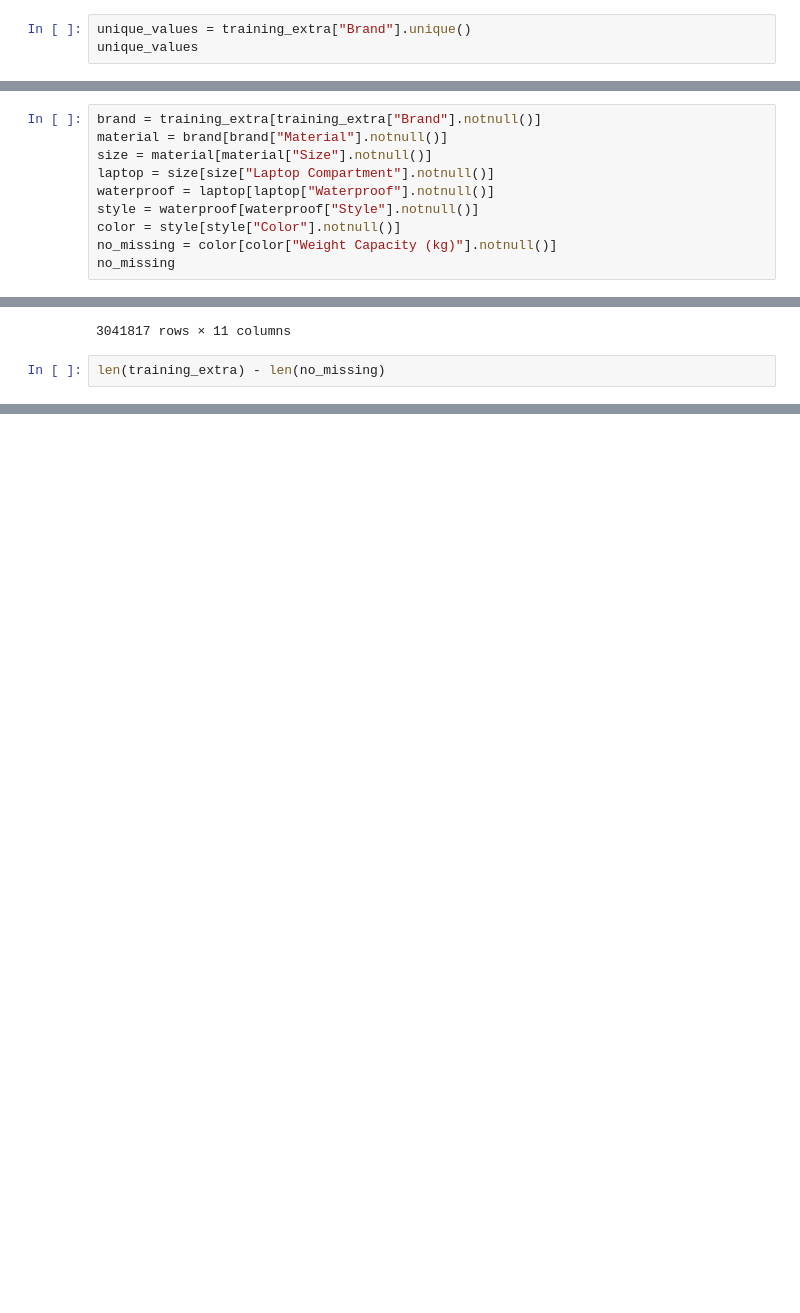
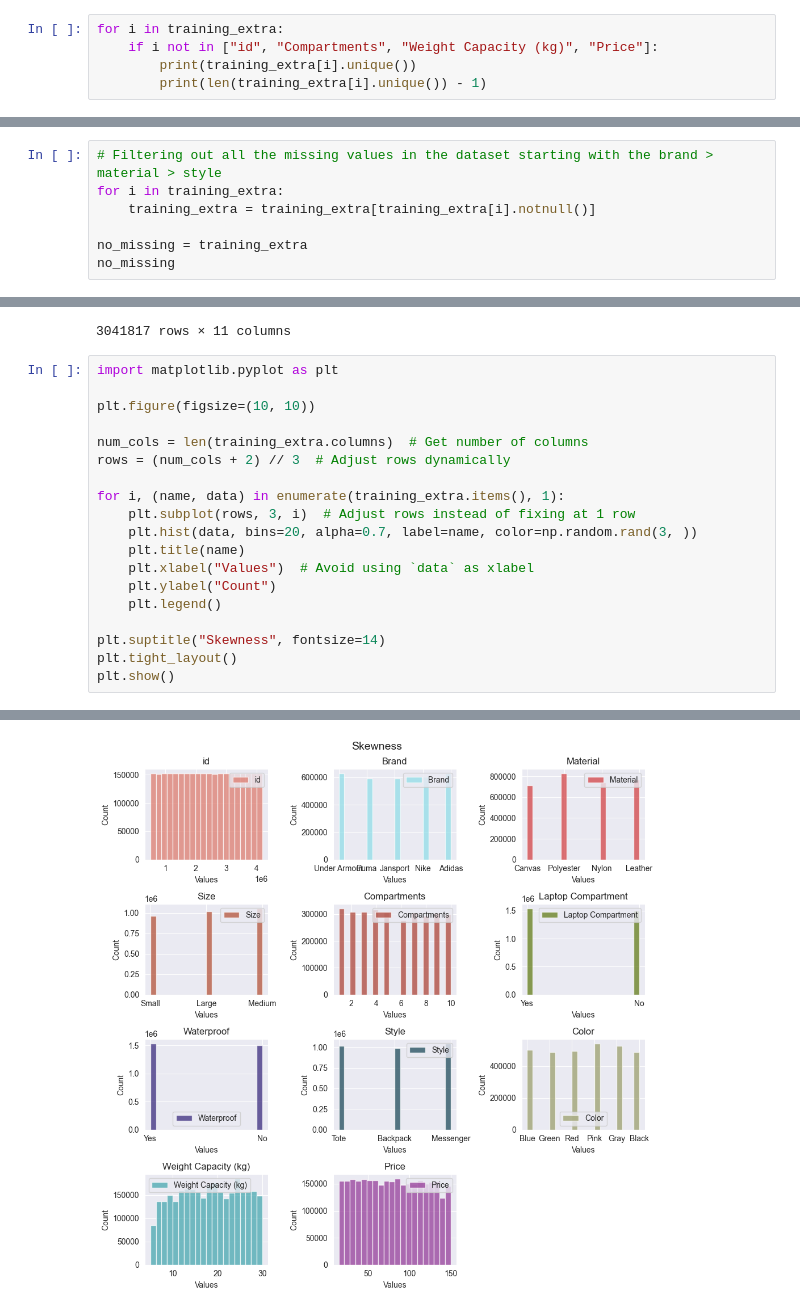
Before and after one commit to Keroshi/Kaggle-Backpack-Prediction-Challenge, a Jupyter notebook: feature_analysis_extra.ipynb, the cells around one changed output, grey strips where cells are left out. Drawn from its saved outputs; the diff is of its cells as text; blank space fills up the shorter version.

```diff
--- a/feature_analysis_extra.ipynb
+++ b/feature_analysis_extra.ipynb
@@ -29,6 +29,8 @@ training_extra
 | 3694317 | 4194317 | Under Armour | Polyester | Medium | 2.0 | Yes | No | Backpack | Blue | ... |
 3694318 rows × 11 columns
 # %%
-unique_values = training_extra["Brand"].unique()
-unique_values
+for i in training_extra:
+    if i not in ["id", "Compartments", "Weight Capacity (kg)", "Price"]:
+        print(training_extra[i].unique())
+        print(len(training_extra[i].unique()) - 1)
 # %% [output]
@@ -41,14 +55,11 @@ Index(['id', 'Brand', 'Material', 'Size', 'Compartments', 'Laptop Compartment',
        'Waterproof', 'Style', 'Color', 'Weight Capacity (kg)', 'Price'],
       dtype='object')
 # %%
-brand = training_extra[training_extra["Brand"].notnull()]
-material = brand[brand["Material"].notnull()]
-size = material[material["Size"].notnull()]
-laptop = size[size["Laptop Compartment"].notnull()]
-waterproof = laptop[laptop["Waterproof"].notnull()]
-style = waterproof[waterproof["Style"].notnull()]
-color = style[style["Color"].notnull()]
-no_missing = color[color["Weight Capacity (kg)"].notnull()]
+# Filtering out all the missing values in the dataset starting with the brand > material > style
+for i in training_extra:
+    training_extra = training_extra[training_extra[i].notnull()]
+
+no_missing = training_extra
 no_missing
 # %% [output]
 |  | id | Brand | Material | Size | Compartments | Laptop Compartment | Waterproof | Style | Color | ... |
@@ -65,5 +76,22 @@ no_missing
 | 3694317 | 4194317 | Under Armour | Polyester | Medium | 2.0 | Yes | No | Backpack | Blue | ... |
 3041817 rows × 11 columns
 # %%
-len(training_extra) - len(no_missing)
+import matplotlib.pyplot as plt
+
+plt.figure(figsize=(10, 10))
+
+num_cols = len(training_extra.columns)  # Get number of columns
+rows = (num_cols + 2) // 3  # Adjust rows dynamically
+
+for i, (name, data) in enumerate(training_extra.items(), 1):
+    plt.subplot(rows, 3, i)  # Adjust rows instead of fixing at 1 row
+    plt.hist(data, bins=20, alpha=0.7, label=name, color=np.random.rand(3, ))
+    plt.title(name)
+    plt.xlabel("Values")  # Avoid using `data` as xlabel
+    plt.ylabel("Count")
+    plt.legend()
+
+plt.suptitle("Skewness", fontsize=14)
+plt.tight_layout()
+plt.show()
 # %% [output]
@@ -71 +98,2 @@ len(training_extra) - len(no_missing)
+[figure, added]
 # %%
```
Also changed, not shown: parts of 3 cells of this notebook, 4 other files.
